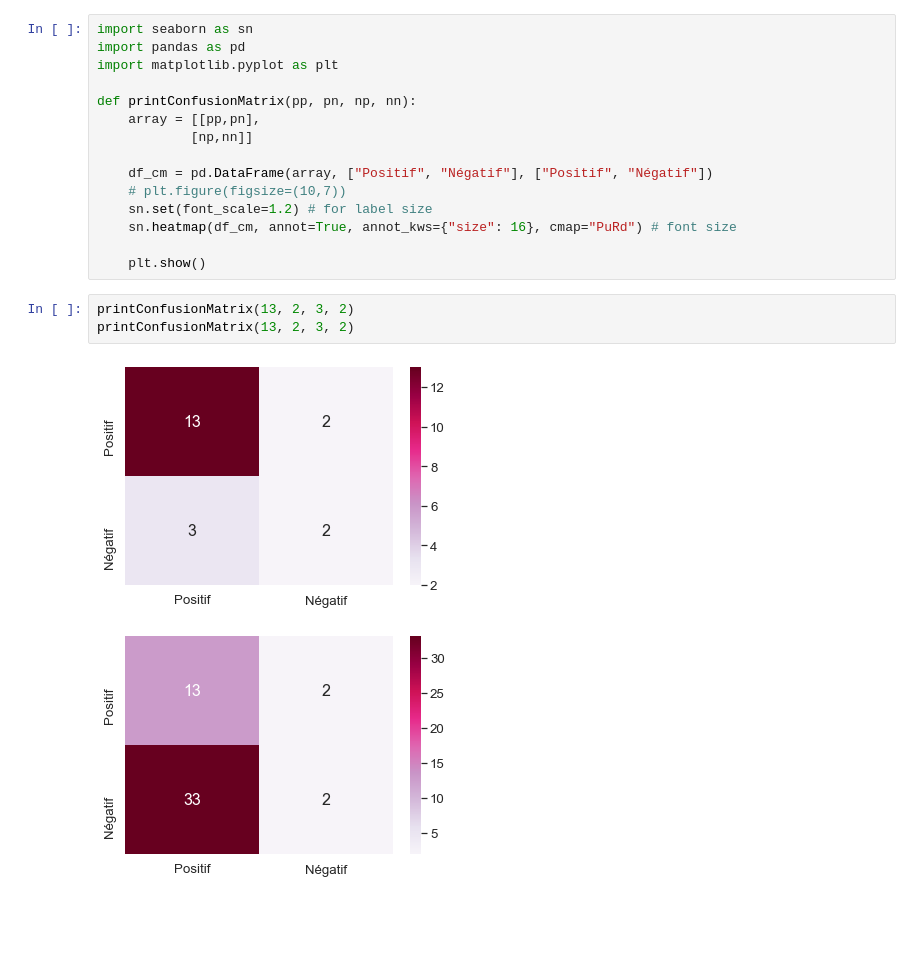
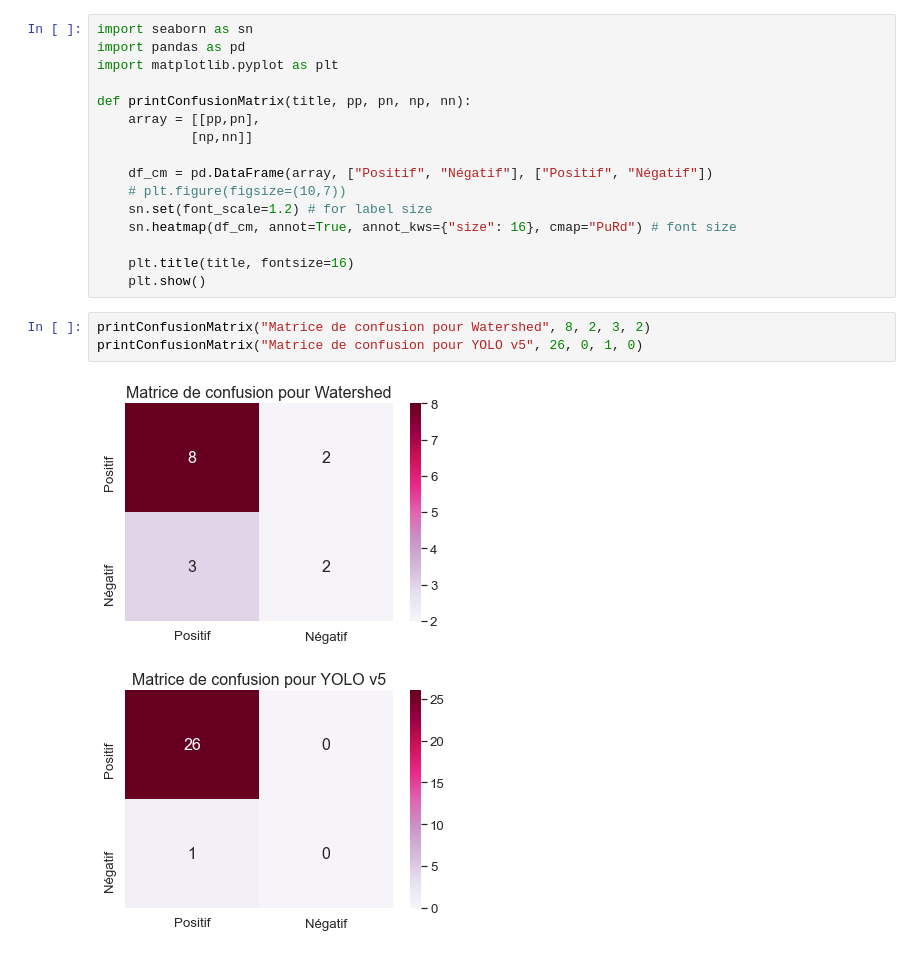
Before and after one commit to Zegorax/TI-RedBloodCells, a Jupyter notebook: sources/confusion-matrix.ipynb, the cells around one changed output. Cells and saved outputs as stored; diff of their text form; blank space fills up the shorter version.

Commit message:
Add: title to printConfusion

```diff
--- a/sources/confusion-matrix.ipynb
+++ b/sources/confusion-matrix.ipynb
@@ -3,7 +3,7 @@ import seaborn as sn
 import pandas as pd
 import matplotlib.pyplot as plt
 
-def printConfusionMatrix(pp, pn, np, nn):
+def printConfusionMatrix(title, pp, pn, np, nn):
     array = [[pp,pn],
             [np,nn]]
 
@@ -12,10 +12,11 @@ def printConfusionMatrix(pp, pn, np, nn):
     sn.set(font_scale=1.2) # for label size
     sn.heatmap(df_cm, annot=True, annot_kws={"size": 16}, cmap="PuRd") # font size
 
+    plt.title(title, fontsize=16)
     plt.show()
-# %%
-printConfusionMatrix(13, 2, 3, 2)
-printConfusionMatrix(13, 2, 3, 2)
-# %% [output]
-[figure, removed]
-[figure, removed]
+# %%
+printConfusionMatrix("Matrice de confusion pour Watershed", 8, 2, 3, 2)
+printConfusionMatrix("Matrice de confusion pour YOLO v5", 26, 0, 1, 0)
+# %% [output]
+[figure, added]
+[figure, added]
```
